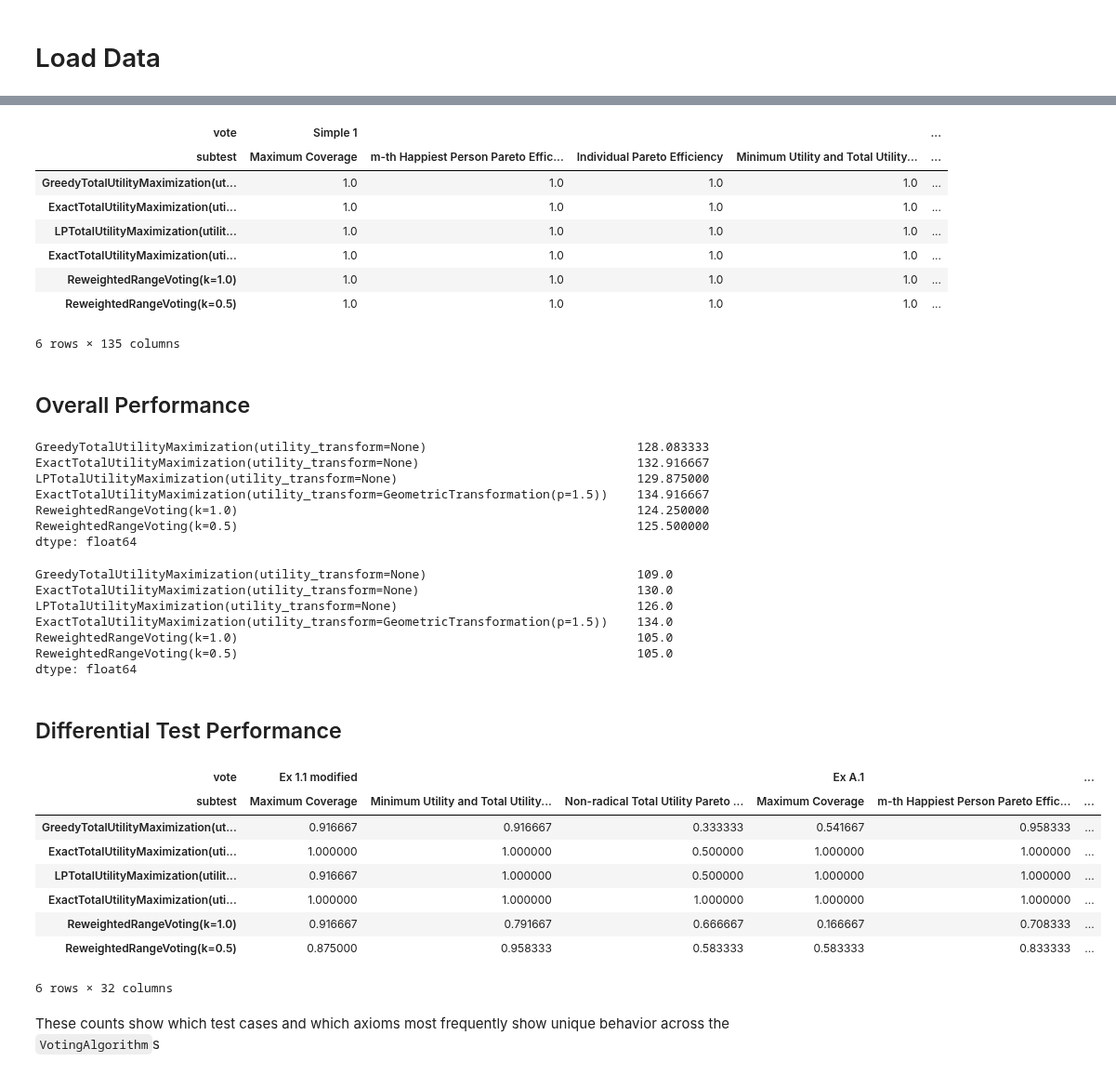
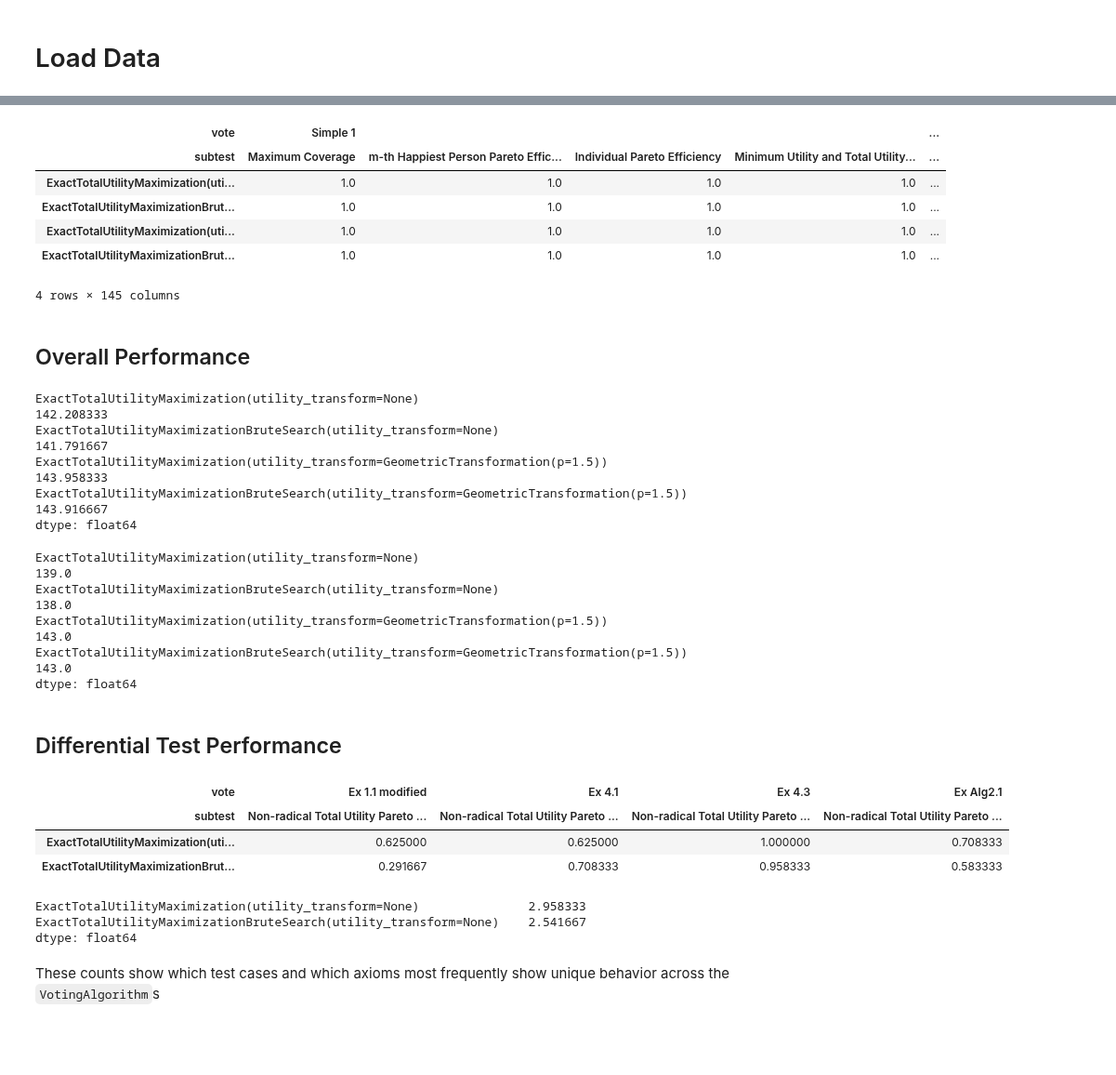
Before and after one commit to aaron-sandoval/generative_social_choice, a Jupyter notebook: generative_social_choice/plots/analyze_voting_algorithm_axiom_results.ipynb, the cells around one changed output, grey strips where cells are left out. Shown at 93% size. Drawn from its saved outputs; the diff is of its cells as text; code cells hidden in the pictures; blank space fills up the shorter version.

Commit message:
Run axiom comparison check on Exact vs ExactBrute. Almost all pass/fails are the same, except for a few diffs on Non-radical Total Utility Pareto Efficiency

```diff
--- a/generative_social_choice/plots/analyze_voting_algorithm_axiom_results.ipynb
+++ b/generative_social_choice/plots/analyze_voting_algorithm_axiom_results.ipynb
@@ -32,7 +36,7 @@ from generative_social_choice.test.utilities_for_testing import rated_vote_cases
 # Load Data
 # %%
 voting_algorithm_evals_dir = get_base_dir_path() / "data" / "voting_algorithm_evals"
-latest = False
+latest = True
 if latest:
     file = sorted(voting_algorithm_evals_dir.glob("*.csv"))[-1]
 else:
@@ -51,53 +55,49 @@ df
 # %% [output]
 | vote | Simple 1 |  |  |  | ... |
 | subtest | Maximum Coverage | m-th Happiest Person Pareto Effic... | Individual Pareto Efficiency | Minimum Utility and Total Utility... | ... |
-| GreedyTotalUtilityMaximization(ut... | 1.0 | 1.0 | 1.0 | 1.0 | ... |
 | ExactTotalUtilityMaximization(uti... | 1.0 | 1.0 | 1.0 | 1.0 | ... |
-| LPTotalUtilityMaximization(utilit... | 1.0 | 1.0 | 1.0 | 1.0 | ... |
+| ExactTotalUtilityMaximizationBrut... | 1.0 | 1.0 | 1.0 | 1.0 | ... |
 | ExactTotalUtilityMaximization(uti... | 1.0 | 1.0 | 1.0 | 1.0 | ... |
-| ReweightedRangeVoting(k=1.0) | 1.0 | 1.0 | 1.0 | 1.0 | ... |
-| ReweightedRangeVoting(k=0.5) | 1.0 | 1.0 | 1.0 | 1.0 | ... |
+| ExactTotalUtilityMaximizationBrut... | 1.0 | 1.0 | 1.0 | 1.0 | ... |
-6 rows × 135 columns
+4 rows × 145 columns
 # %% [markdown]
 ## Overall Performance
 # %%
 df.sum(axis=1)
 # %% [output]
-GreedyTotalUtilityMaximization(utility_transform=None)                             128.083333
-ExactTotalUtilityMaximization(utility_transform=None)                              132.916667
-LPTotalUtilityMaximization(utility_transform=None)                                 129.875000
-ExactTotalUtilityMaximization(utility_transform=GeometricTransformation(p=1.5))    134.916667
-ReweightedRangeVoting(k=1.0)                                                       124.250000
-ReweightedRangeVoting(k=0.5)                                                       125.500000
+ExactTotalUtilityMaximization(utility_transform=None)                                         142.208333
+ExactTotalUtilityMaximizationBruteSearch(utility_transform=None)                              141.791667
+ExactTotalUtilityMaximization(utility_transform=GeometricTransformation(p=1.5))               143.958333
+ExactTotalUtilityMaximizationBruteSearch(utility_transform=GeometricTransformation(p=1.5))    143.916667
 dtype: float64
 # %%
 pd.DataFrame(np.trunc(df.values + 0/24+1*1e-6), index=df.index, columns=df.columns).sum(axis=1)
 # %% [output]
-GreedyTotalUtilityMaximization(utility_transform=None)                             109.0
-ExactTotalUtilityMaximization(utility_transform=None)                              130.0
-LPTotalUtilityMaximization(utility_transform=None)                                 126.0
-ExactTotalUtilityMaximization(utility_transform=GeometricTransformation(p=1.5))    134.0
-ReweightedRangeVoting(k=1.0)                                                       105.0
-ReweightedRangeVoting(k=0.5)                                                       105.0
+ExactTotalUtilityMaximization(utility_transform=None)                                         139.0
+ExactTotalUtilityMaximizationBruteSearch(utility_transform=None)                              138.0
+ExactTotalUtilityMaximization(utility_transform=GeometricTransformation(p=1.5))               143.0
+ExactTotalUtilityMaximizationBruteSearch(utility_transform=GeometricTransformation(p=1.5))    143.0
 dtype: float64
 # %% [markdown]
 ## Differential Test Performance
 # %%
-algs_for_non_uniform_rows = df
-# algs_for_non_uniform_rows = df.loc[[ExactTotalUtilityMaximization().name, ExactTotalUtilityMaximization(utility_transform=GeometricTransformation(p=1.5)).name], :]
+# algs_for_non_uniform_rows = df
+algs_for_non_uniform_rows = df.loc[[ExactTotalUtilityMaximization().name, ExactTotalUtilityMaximizationBruteSearch().name], :]
+# algs_for_non_uniform_rows = df.loc[[ExactTotalUtilityMaximization(GeometricTransformation(p=1.5)).name, ExactTotalUtilityMaximizationBruteSearch(GeometricTransformation(p=1.5)).name], :]
 
 non_uniform_columns = algs_for_non_uniform_rows.loc[:, algs_for_non_uniform_rows.nunique() > 1]
 non_uniform_columns
 # %% [output]
-| vote | Ex 1.1 modified |  |  | Ex A.1 |  | ... |
-| subtest | Maximum Coverage | Minimum Utility and Total Utility... | Non-radical Total Utility Pareto ... | Maximum Coverage | m-th Happiest Person Pareto Effic... | ... |
-| GreedyTotalUtilityMaximization(ut... | 0.916667 | 0.916667 | 0.333333 | 0.541667 | 0.958333 | ... |
-| ExactTotalUtilityMaximization(uti... | 1.000000 | 1.000000 | 0.500000 | 1.000000 | 1.000000 | ... |
-| LPTotalUtilityMaximization(utilit... | 0.916667 | 1.000000 | 0.500000 | 1.000000 | 1.000000 | ... |
-| ExactTotalUtilityMaximization(uti... | 1.000000 | 1.000000 | 1.000000 | 1.000000 | 1.000000 | ... |
-| ReweightedRangeVoting(k=1.0) | 0.916667 | 0.791667 | 0.666667 | 0.166667 | 0.708333 | ... |
-| ReweightedRangeVoting(k=0.5) | 0.875000 | 0.958333 | 0.583333 | 0.583333 | 0.833333 | ... |
+| vote | Ex 1.1 modified | Ex 4.1 | Ex 4.3 | Ex Alg2.1 |
+| subtest | Non-radical Total Utility Pareto ... | Non-radical Total Utility Pareto ... | Non-radical Total Utility Pareto ... | Non-radical Total Utility Pareto ... |
+| ExactTotalUtilityMaximization(uti... | 0.625000 | 0.625000 | 1.000000 | 0.708333 |
+| ExactTotalUtilityMaximizationBrut... | 0.291667 | 0.708333 | 0.958333 | 0.583333 |
-6 rows × 32 columns
+# %%
+non_uniform_columns.sum(axis=1)
+# %% [output]
+ExactTotalUtilityMaximization(utility_transform=None)               2.958333
+ExactTotalUtilityMaximizationBruteSearch(utility_transform=None)    2.541667
+dtype: float64
 # %% [markdown]
 These counts show which test cases and which axioms most frequently show unique behavior across the `VotingAlgorithm`s
 # %%
```
Also changed, not shown: parts of 18 cells of this notebook, 2 other files.
